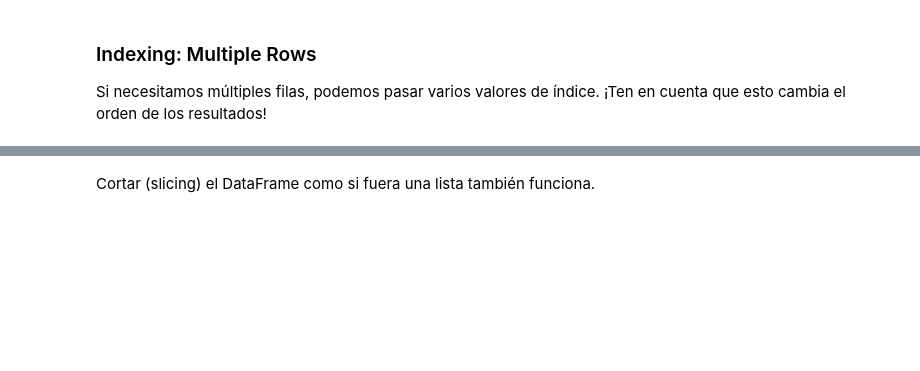
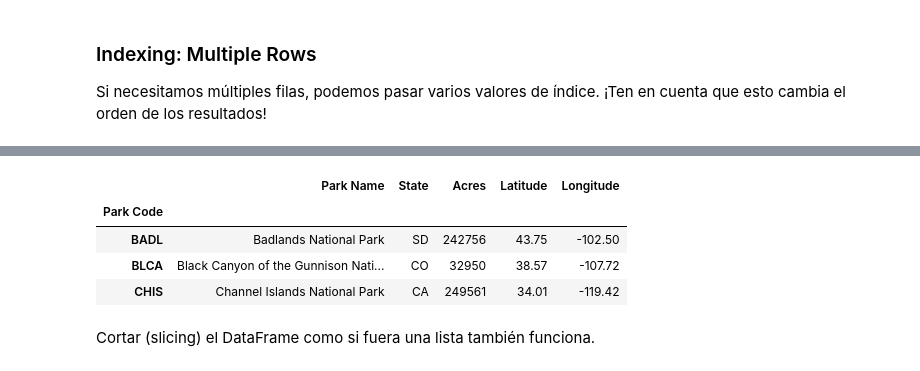
Before and after one commit to tucubanit0/Big-Data, a Jupyter notebook: acceso_a_datos_con_pandas.ipynb, the cells around one changed output, grey strips where cells are left out. Saved outputs shown, nothing was run; the diff lists cells and outputs as text; code cells hidden in the pictures; blank space fills up the shorter version.

```diff
--- a/acceso_a_datos_con_pandas.ipynb
+++ b/acceso_a_datos_con_pandas.ipynb
@@ -14,2 +98,10 @@ Si necesitamos múltiples filas, podemos pasar varios valores de índice. ¡Ten
+# %%
+df.iloc[[2, 5, 10]]   #Literalmente lo mismo pero ahora te da tal cual el de esa posición en la tabla, por orden de indice
+# %% [output]
+|  | Park Name | State | Acres | Latitude | Longitude |
+| Park Code |  |  |  |  |  |
+| BADL | Badlands National Park | SD | 242756 | 43.75 | -102.50 |
+| BLCA | Black Canyon of the Gunnison Nati... | CO | 32950 | 38.57 | -107.72 |
+| CHIS | Channel Islands National Park | CA | 249561 | 34.01 | -119.42 |
 # %% [markdown]
 Cortar (slicing) el DataFrame como si fuera una lista también funciona.
```
Also changed, not shown: parts of 14 cells of this notebook, 2 other files.
